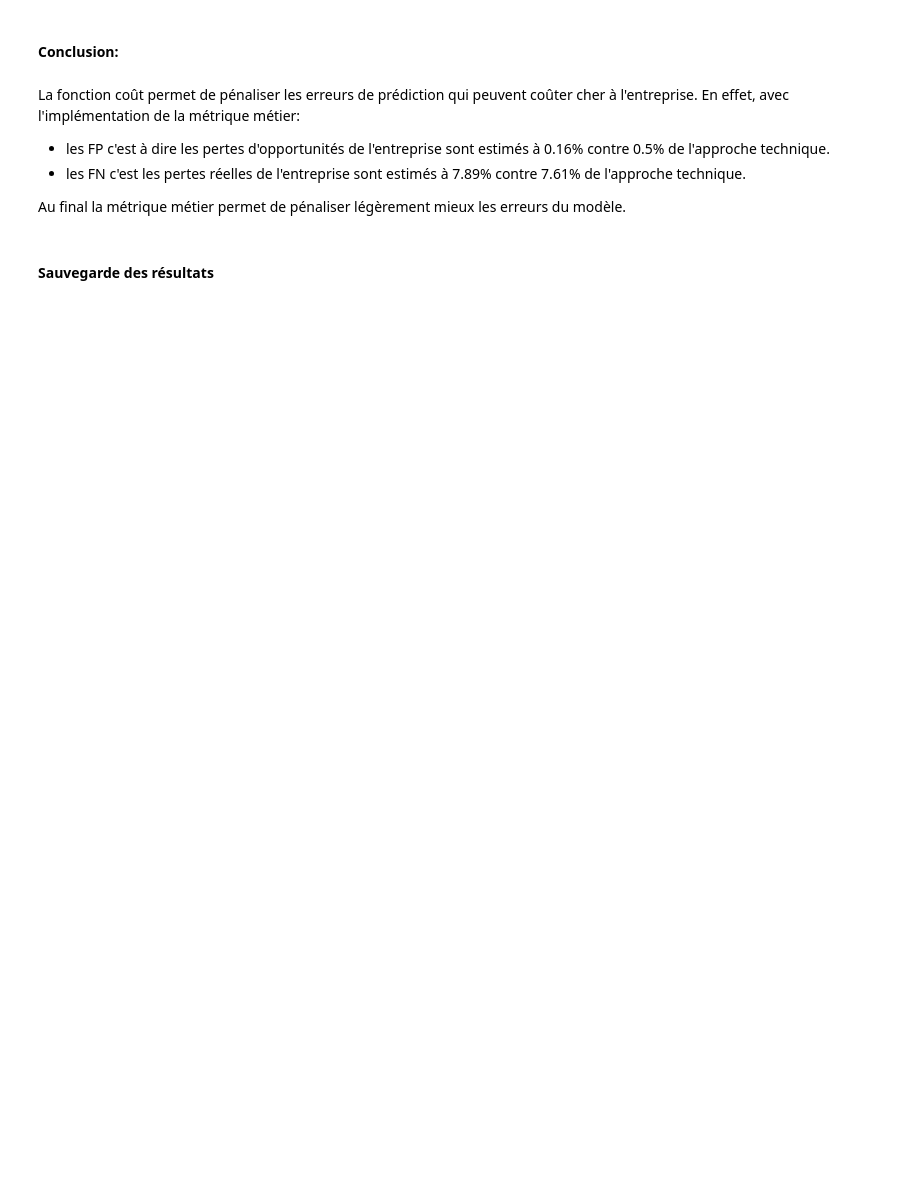
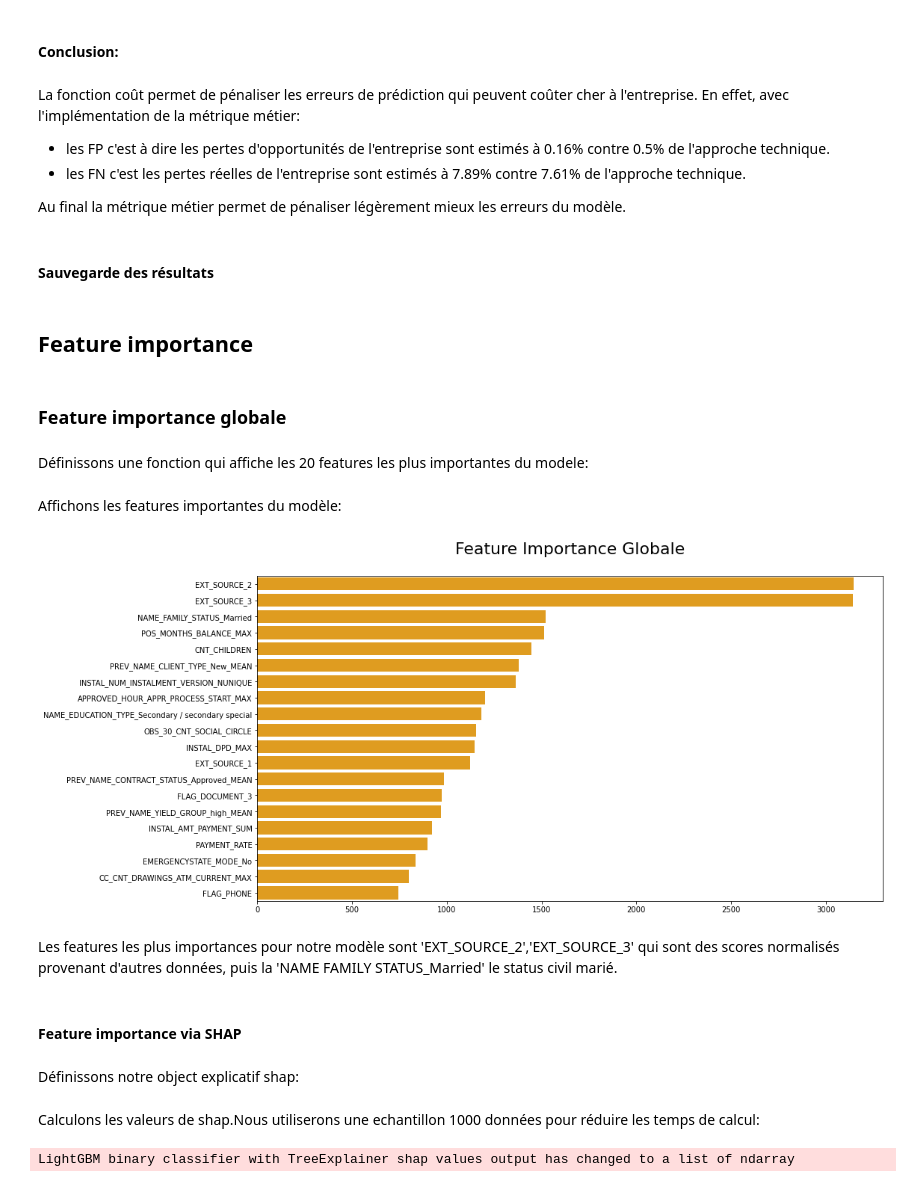
Before and after one commit to olivierkayyong/OpenClassrooms_projet_7-, a Jupyter notebook: dossier_code/P7_Processing&Modelling.ipynb, the cells around one changed output. Cells and saved outputs as stored; diff of their text form; code cells hidden in the pictures; blank space fills up the shorter version.

Commit message:
Modelling part:Add feature importance

```diff
--- a/dossier_code/P7_Processing&Modelling.ipynb
+++ b/dossier_code/P7_Processing&Modelling.ipynb
@@ -1370,3 +1386,43 @@ Au final la métrique métier permet de pénaliser légèrement mieux les erreur
 pickle_out = open("lgbm.pkl","wb")
 pickle.dump(lgbm, pickle_out)
 pickle_out.close()
+# %% [markdown]
+## Feature importance
+# %% [markdown]
+### Feature importance globale
+# %% [markdown]
+Définissons une fonction qui affiche les 20 features les plus importantes du modele:
+# %%
+def plot_feature_importances(model):
+    """
+    Plot importances returned by a model. This can work with any measure of
+    feature importance provided that higher importance is better.
+
+    Args:
+        model: the model
+
+    Returns:
+        shows a plot of the 20 most importance features
+    """
+
+    indices = np.argsort(model.feature_importances_)[::-1]
+
+    features = []
+    for i in range(20):
+        features.append(X_train.columns[indices[i]])
+
+    plt.figure(figsize=(15, 8))
+    ax=sns.barplot(y=features, x=model.feature_importances_[indices[range(20)]], color=("orange"))
+    title=plt.title("Feature Importance Globale" "\n", fontsize=22)
+# %% [markdown]
+Affichons les features importantes du modèle:
+# %%
+plot_feature_importances(lgbm[-1])
+# %% [output]
+[figure, added]
+# %% [markdown]
+Les features les plus importances pour notre modèle sont 'EXT_SOURCE_2','EXT_SOURCE_3' qui sont des scores normalisés provenant d'autres données, puis la 'NAME FAMILY STATUS_Married' le status civil marié.
+# %% [markdown]
+#### Feature importance via SHAP
+# %% [markdown]
+Définissons notre object explicatif shap:
@@ -1372,0 +1431,7 @@ pickle_out.close()
+# %% [markdown]
+Calculons les valeurs de shap.Nous utiliserons une echantillon 1000 données pour réduire les temps de calcul:
+# %%
+X_test_scaled = lgbm[1].transform(X_test.sample(1000, random_state=42))
+shap_values = explainer.shap_values(X_test_scaled)
+# %% [output]
+LightGBM binary classifier with TreeExplainer shap values output has changed to a list of ndarray
```
Also changed, not shown: parts of 29 cells of this notebook.
